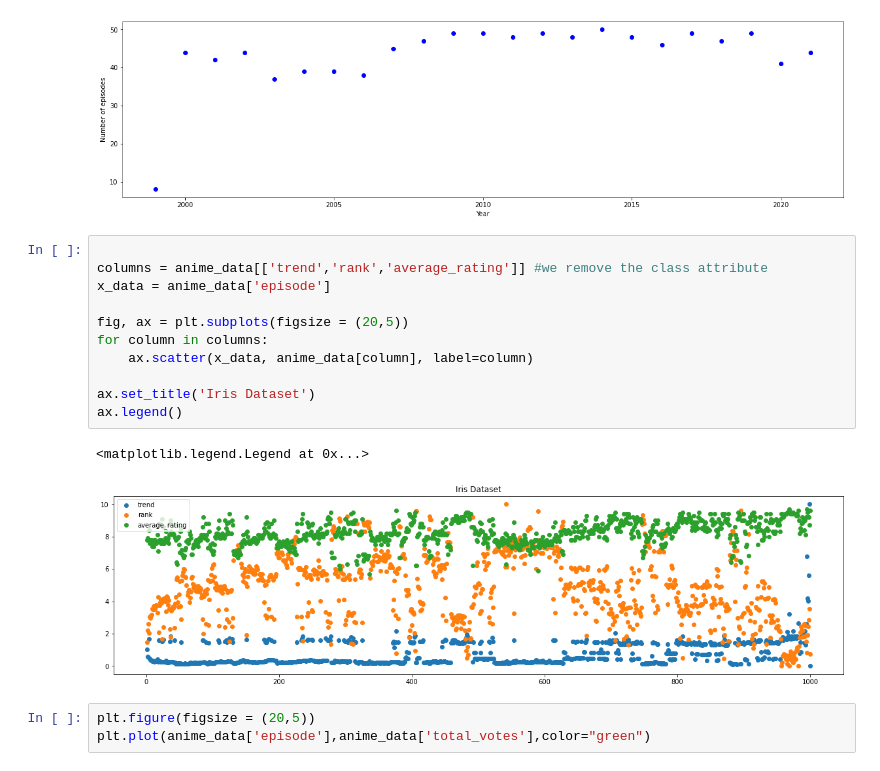
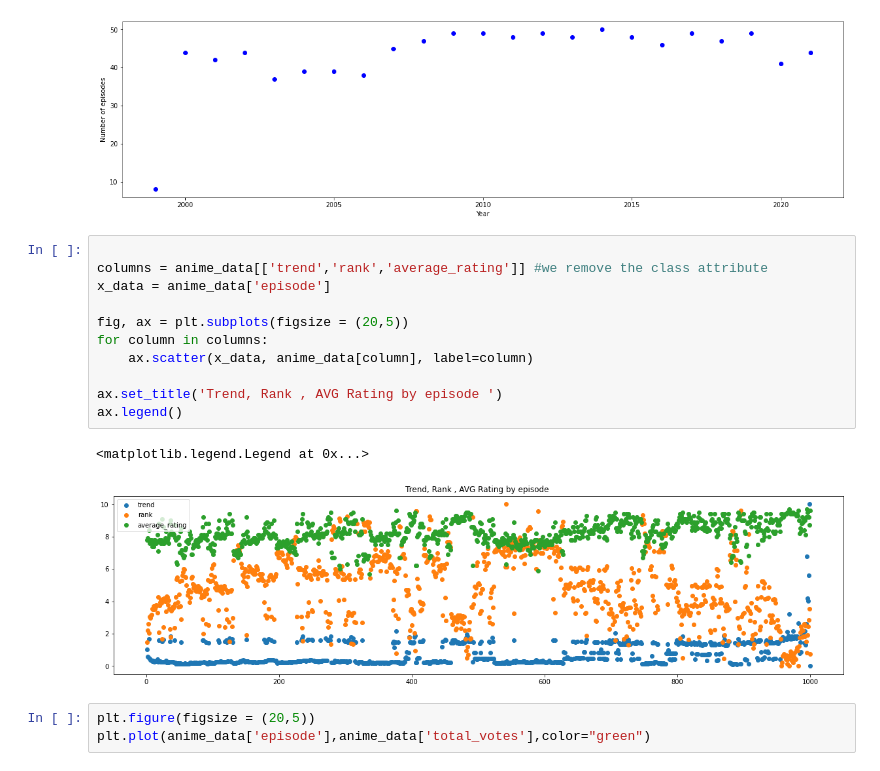
Before and after one commit to Chiheb-Edine-Zoghlemi/ONE_PIECE_DATA_ANALYZE, a Jupyter notebook: Project.ipynb, the cells around one changed output. Cells and saved outputs as stored; diff of their text form.

```diff
--- a/Project.ipynb
+++ b/Project.ipynb
@@ -176,17 +176,17 @@ Text(0.5, 0, 'Year')
 # %%
 
 columns = anime_data[['trend','rank','average_rating']] #we remove the class attribute
 x_data = anime_data['episode']
 
 fig, ax = plt.subplots(figsize = (20,5))
 for column in columns:
     ax.scatter(x_data, anime_data[column], label=column)
 
-ax.set_title('Iris Dataset')
+ax.set_title('Trend, Rank , AVG Rating by episode ')
 ax.legend()
 # %% [output]
 <matplotlib.legend.Legend at 0x...>
-[figure, old version]
+[figure, new version]
 # %%
 plt.figure(figsize = (20,5))
 plt.plot(anime_data['episode'],anime_data['total_votes'],color="green")
```
Also changed, not shown: parts of 13 cells of this notebook.
